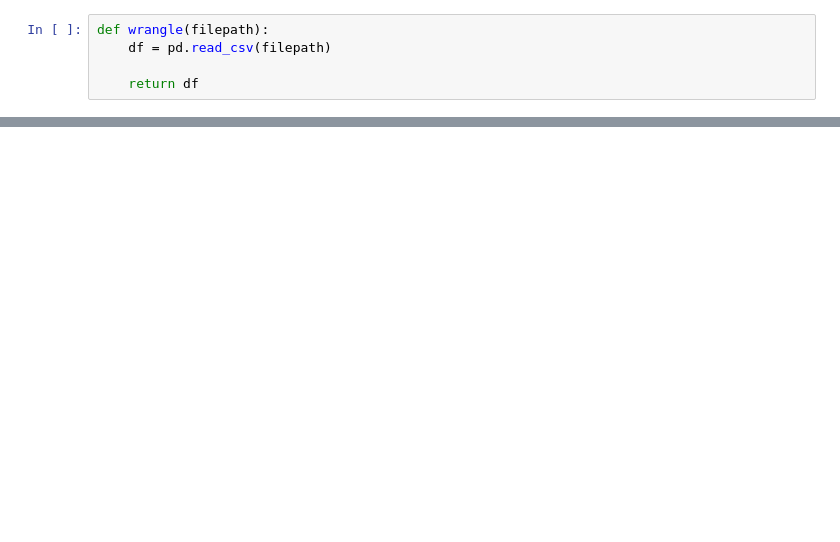
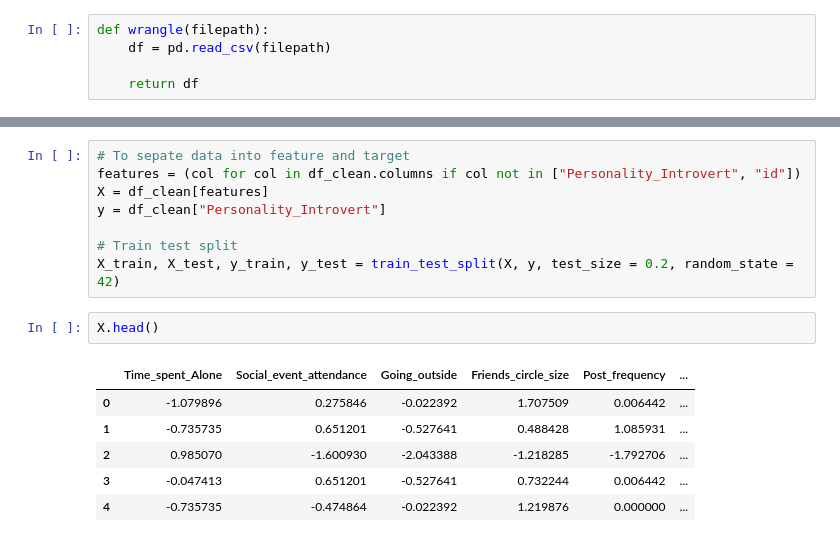
Before and after one commit to kanyi-Gabriel/Personality, a Jupyter notebook: Personality.ipynb, the cells around one changed output, grey strips where cells are left out. Drawn from its saved outputs; the diff is of its cells as text; blank space fills up the shorter version.

```diff
--- a/Personality.ipynb
+++ b/Personality.ipynb
@@ -51,0 +185,17 @@ memory usage: 1.3+ MB
+# %%
+# To sepate data into feature and target
+features = (col for col in df_clean.columns if col not in ["Personality_Introvert", "id"])
+X = df_clean[features]
+y = df_clean["Personality_Introvert"]
+
+# Train test split
+X_train, X_test, y_train, y_test = train_test_split(X, y, test_size = 0.2, random_state = 42)
+# %%
+X.head()
+# %% [output]
+|  | Time_spent_Alone | Social_event_attendance | Going_outside | Friends_circle_size | Post_frequency | ... |
+| 0 | -1.079896 | 0.275846 | -0.022392 | 1.707509 | 0.006442 | ... |
+| 1 | -0.735735 | 0.651201 | -0.527641 | 0.488428 | 1.085931 | ... |
+| 2 | 0.985070 | -1.600930 | -2.043388 | -1.218285 | -1.792706 | ... |
+| 3 | -0.047413 | 0.651201 | -0.527641 | 0.732244 | 0.006442 | ... |
+| 4 | -0.735735 | -0.474864 | -0.022392 | 1.219876 | 0.000000 | ... |
```
Also changed, not shown: parts of 17 cells of this notebook, 1 other file.
